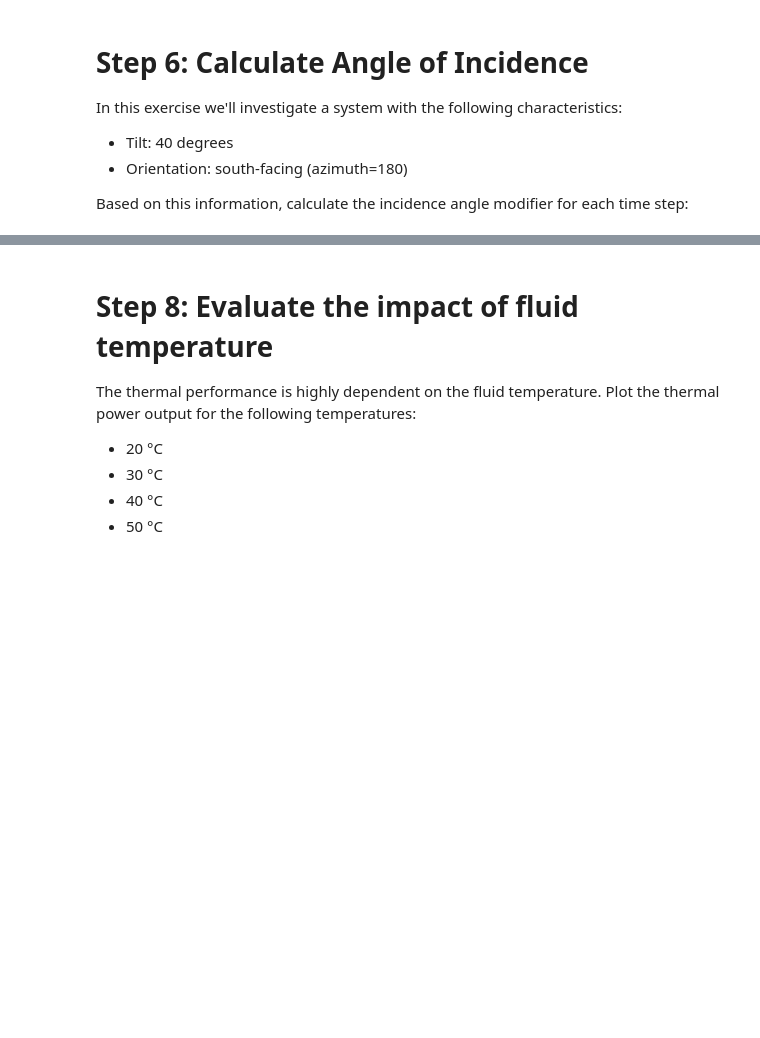
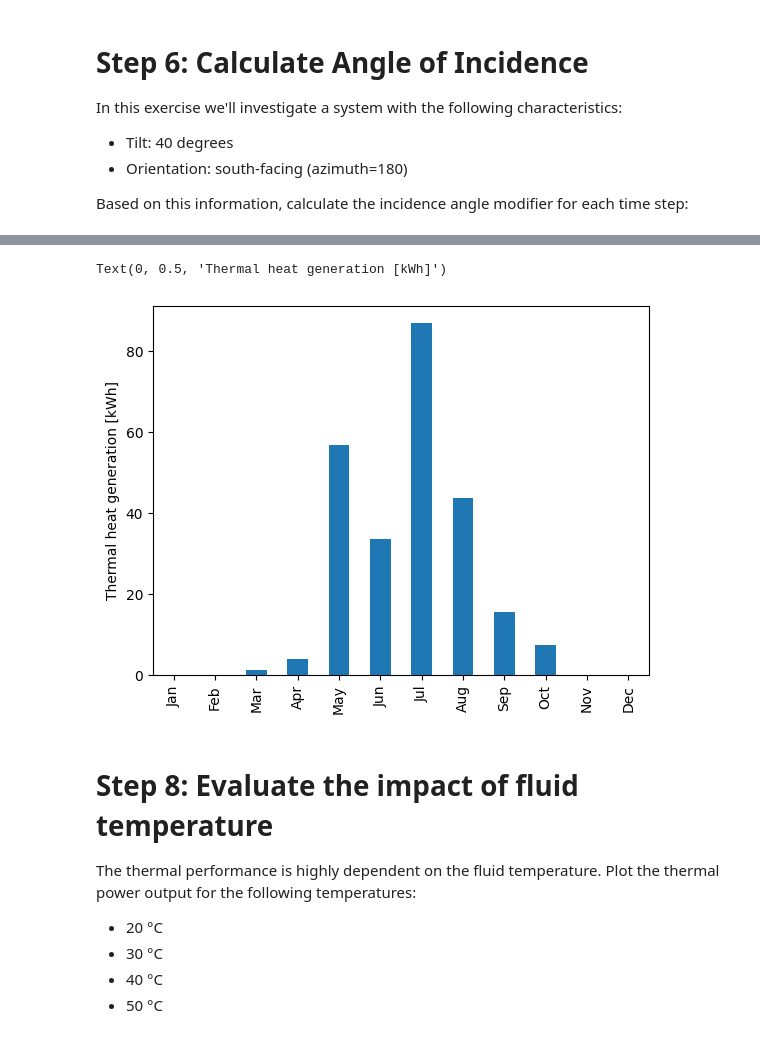
Before and after one commit to AdamRJensen/pvt-exercise, a Jupyter notebook: pvt-systems.ipynb, the cells around one changed output, grey strips where cells are left out. Cells and saved outputs as stored; diff of their text form; code cells hidden in the pictures; blank space fills up the shorter version.

```diff
--- a/pvt-systems.ipynb
+++ b/pvt-systems.ipynb
@@ -84,3 +197,11 @@ With a few assumptions it's easy to calculate the thermal power. The assumptions
+# %%
+Q_monthly =  Q.resample('1M').sum()/1000
+Q_monthly.index = [d.strftime('%b') for d in Q_monthly.index]
+ax = Q_monthly.plot.bar()
+ax.set_ylabel('Thermal heat generation [kWh]')
+# %% [output]
+Text(0, 0.5, 'Thermal heat generation [kWh]')
+[figure, added]
 # %% [markdown]
 # Step 8: Evaluate the impact of fluid temperature
 
```
Also changed, not shown: parts of 14 cells of this notebook.
